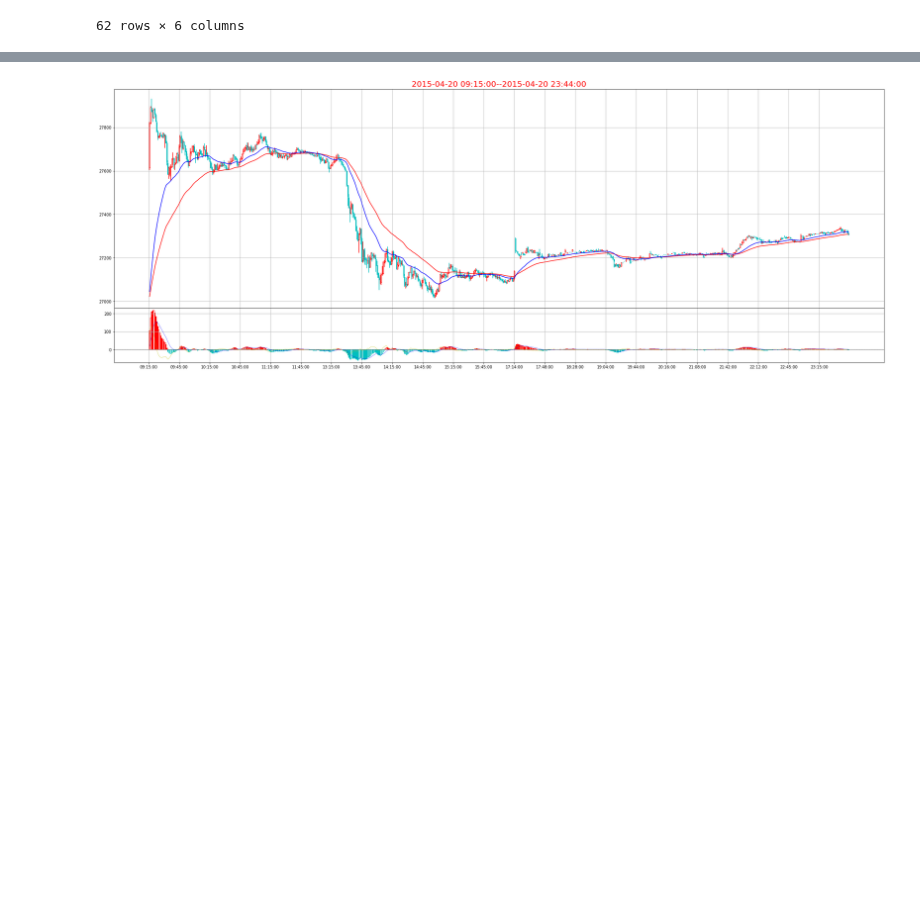
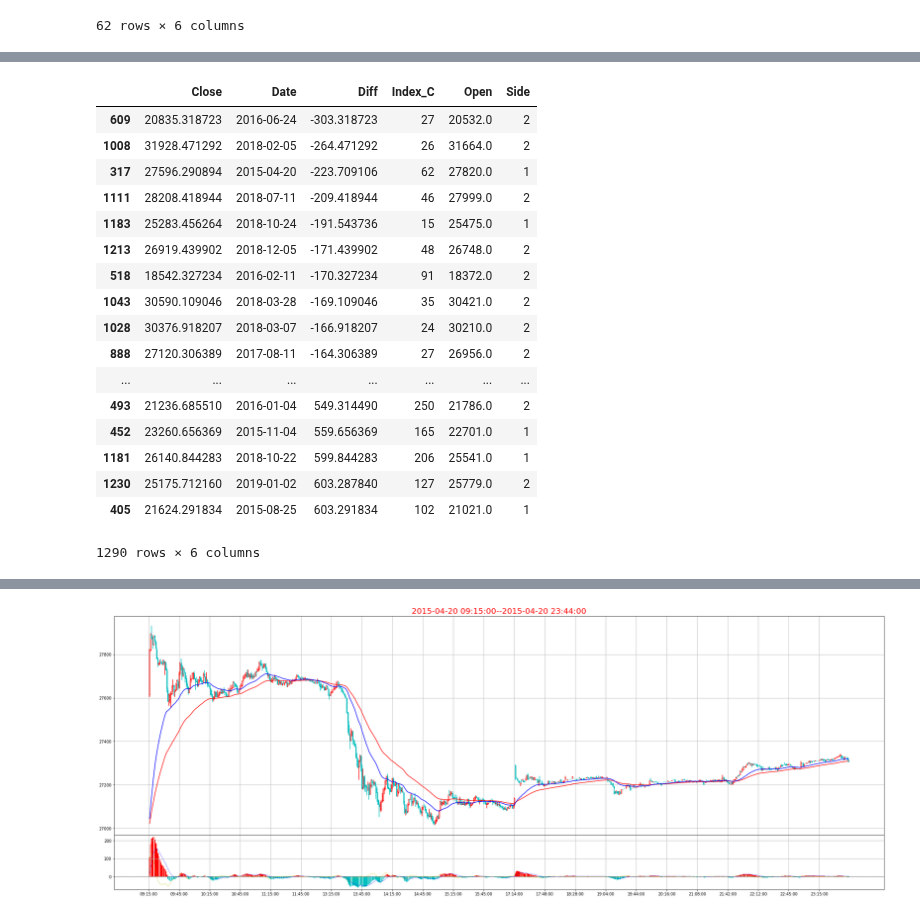
Before and after one commit to che7611/test2, a Jupyter notebook: MA60.ipynb, the cells around one changed output, grey strips where cells are left out. Drawn from its saved outputs; the diff is of its cells as text; code cells hidden in the pictures; blank space fills up the shorter version.

```diff
--- a/MA60.ipynb
+++ b/MA60.ipynb
@@ -317,0 +370,22 @@ def TradeDay(Date):
+# %%
+R1.sort_values('Diff',ascending=False)
+R1.sort_values('Diff',ascending=True)
+# %% [output]
+|  | Close | Date | Diff | Index_C | Open | Side |
+| 609 | 20835.318723 | 2016-06-24 | -303.318723 | 27 | 20532.0 | 2 |
+| 1008 | 31928.471292 | 2018-02-05 | -264.471292 | 26 | 31664.0 | 2 |
+| 317 | 27596.290894 | 2015-04-20 | -223.709106 | 62 | 27820.0 | 1 |
+| 1111 | 28208.418944 | 2018-07-11 | -209.418944 | 46 | 27999.0 | 2 |
+| 1183 | 25283.456264 | 2018-10-24 | -191.543736 | 15 | 25475.0 | 1 |
+| 1213 | 26919.439902 | 2018-12-05 | -171.439902 | 48 | 26748.0 | 2 |
+| 518 | 18542.327234 | 2016-02-11 | -170.327234 | 91 | 18372.0 | 2 |
+| 1043 | 30590.109046 | 2018-03-28 | -169.109046 | 35 | 30421.0 | 2 |
+| 1028 | 30376.918207 | 2018-03-07 | -166.918207 | 24 | 30210.0 | 2 |
+| 888 | 27120.306389 | 2017-08-11 | -164.306389 | 27 | 26956.0 | 2 |
+| ... | ... | ... | ... | ... | ... | ... |
+| 493 | 21236.685510 | 2016-01-04 | 549.314490 | 250 | 21786.0 | 2 |
+| 452 | 23260.656369 | 2015-11-04 | 559.656369 | 165 | 22701.0 | 1 |
+| 1181 | 26140.844283 | 2018-10-22 | 599.844283 | 206 | 25541.0 | 1 |
+| 1230 | 25175.712160 | 2019-01-02 | 603.287840 | 127 | 25779.0 | 2 |
+| 405 | 21624.291834 | 2015-08-25 | 603.291834 | 102 | 21021.0 | 1 |
+1290 rows × 6 columns
```
Also changed, not shown: parts of 8 cells of this notebook.
